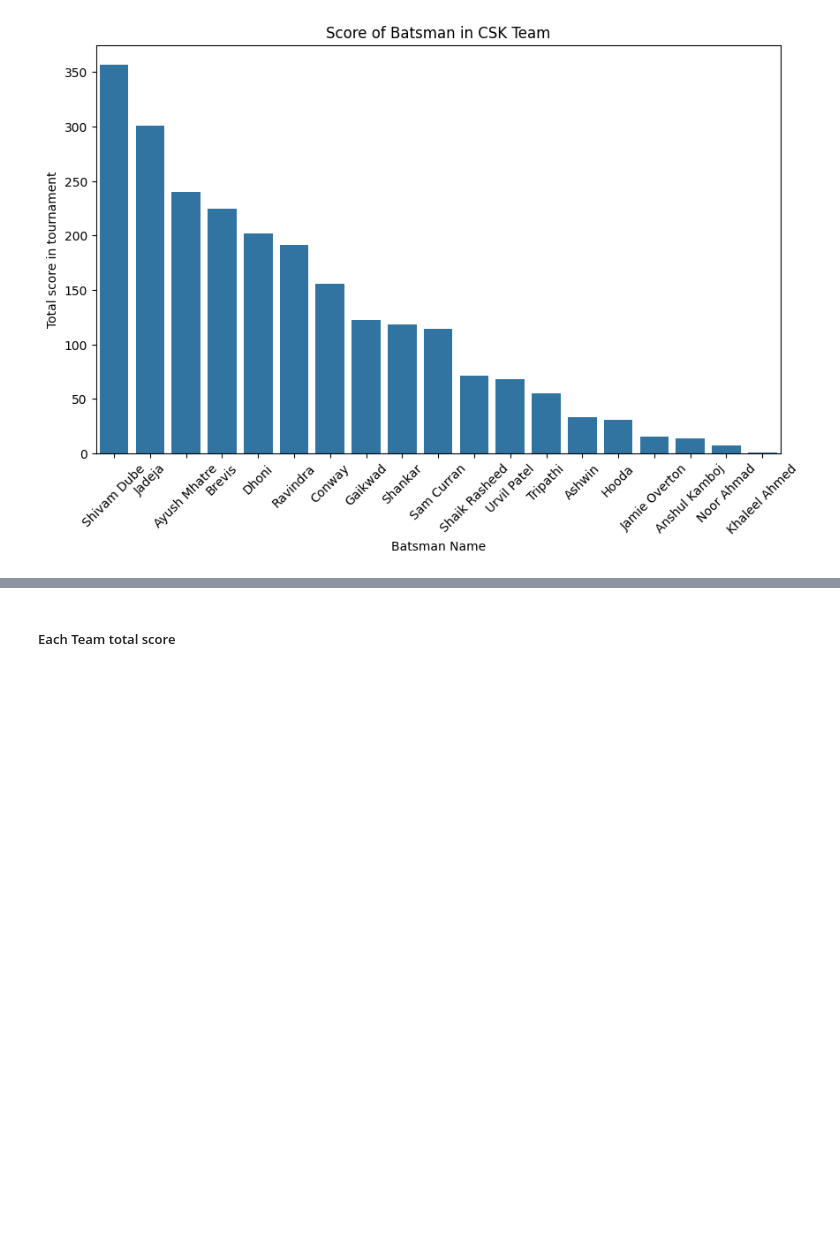
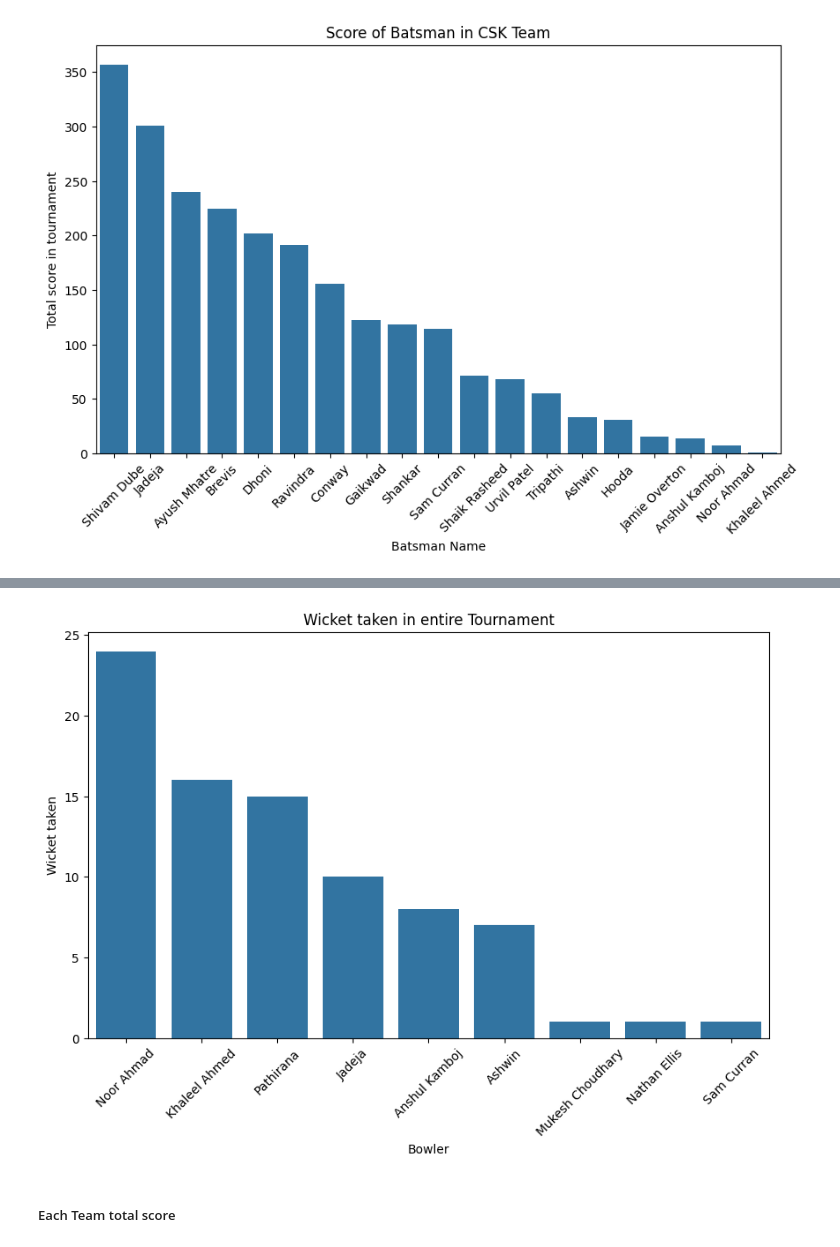
Before and after one commit to Seetharamanrs/ipl_2025_analysis, a Jupyter notebook: Analysis/Notebook.ipynb, the cells around one changed output, grey strips where cells are left out. Saved outputs shown, nothing was run; the diff lists cells and outputs as text; code cells hidden in the pictures; blank space fills up the shorter version.

Commit message:
Csk Bowlers toatal wicket taken is calculated

```diff
--- a/Analysis/Notebook.ipynb
+++ b/Analysis/Notebook.ipynb
@@ -181,3 +181,10 @@ plt.ylabel('Total score in tournament')
 plt.show()
 # %% [output]
 [figure]
+# %%
+csk_wickets=df[(df["bowling_team"]=="CSK") & (df['player_dismissed'].notnull())]
+# %%
+csk_bowler_wicket=pd.DataFrame(csk_wickets.groupby("bowler")['player_dismissed'].count())
+# %%
+csk_bowler_wicket.rename(columns={'player_dismissed': 'wickets'}, inplace=True)
+csk_bowler_wicket=csk_bowler_wicket.sort_values(by='wickets',ascending=False)
@@ -184,3 +205,13 @@ plt.show()
+# %%
+plt.figure(figsize=(10,6))
+sns.barplot(data=csk_bowler_wicket,x="bowler",y='wickets')
+plt.xticks(rotation=45)
+plt.xlabel('Bowler')
+plt.ylabel("Wicket taken")
+plt.title("Wicket taken in entire Tournament")
+plt.show()
+# %% [output]
+[figure, added]
 # %% [markdown]
 ##### Each Team total score
 # %%
```
Also changed, not shown: parts of 1 cell of this notebook.
